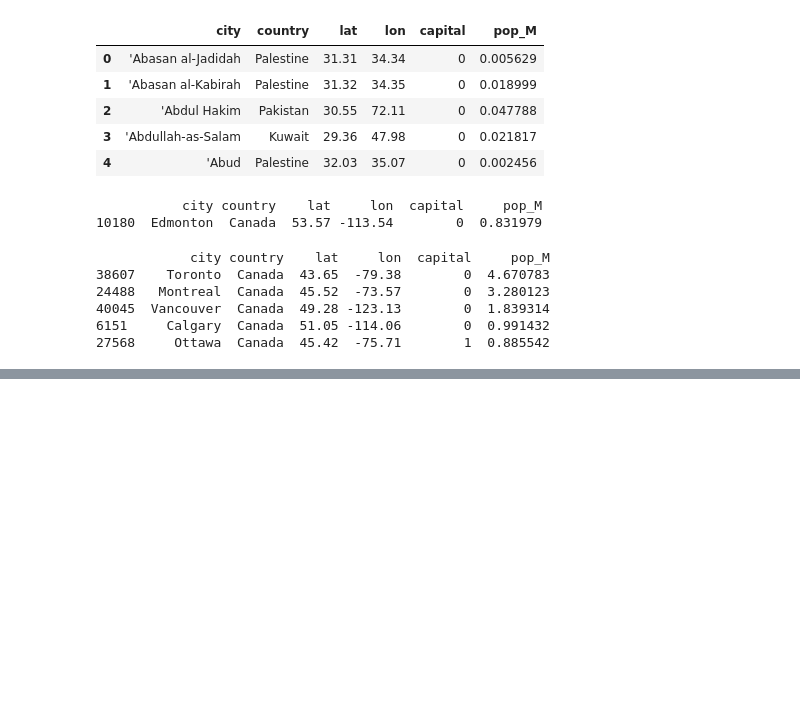
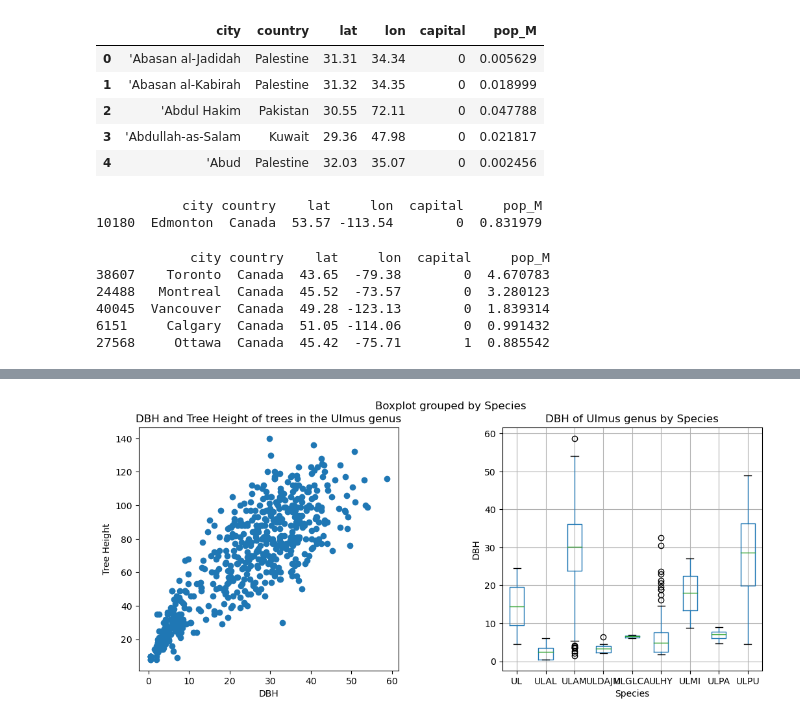
Before and after one commit to Emily408/PY4SA23_Assignment, a Jupyter notebook: Untitled.ipynb, the cells around one changed output, grey strips where cells are left out. Cells and saved outputs as stored; diff of their text form; code cells hidden in the pictures; blank space fills up the shorter version.

```diff
--- a/Untitled.ipynb
+++ b/Untitled.ipynb
@@ -138,0 +179,19 @@ print(largest_cities)
+# %%
+fig, (ax1, ax2) = plt.subplots(ncols=2, figsize=(12, 5))
+
+ax1.scatter(x=ulmus_df["DBH"], y=ulmus_df["TreeHeight"])
+
+ax1.set_xlabel("DBH")
+ax1.set_ylabel("Tree Height")
+ax1.set_title("DBH and Tree Height of trees in the Ulmus genus")
+
+ulmus_df.boxplot(column="DBH", by="Species", ax=ax2)
+
+ax2.set_xlabel("Species")
+ax2.set_ylabel("DBH")
+ax2.set_title("DBH of Ulmus genus by Species")
+
+fig.subplots_adjust(wspace=0.4)
+plt.show()
+# %% [output]
+[figure, added]
```
Also changed, not shown: parts of 7 cells of this notebook.
